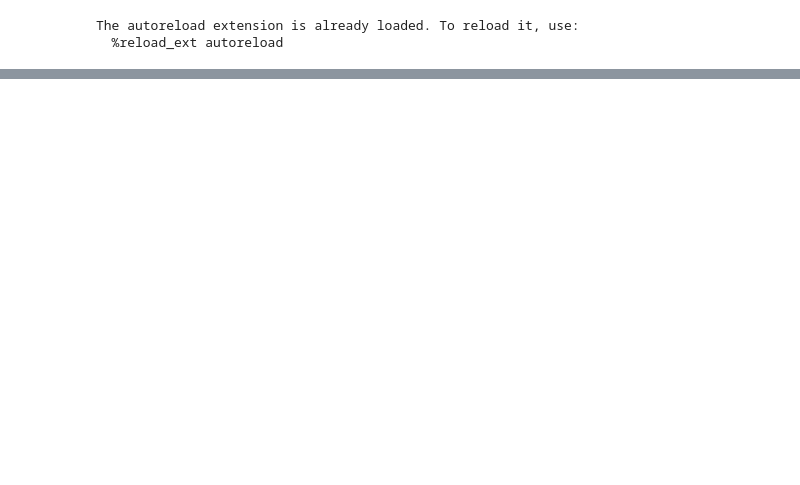
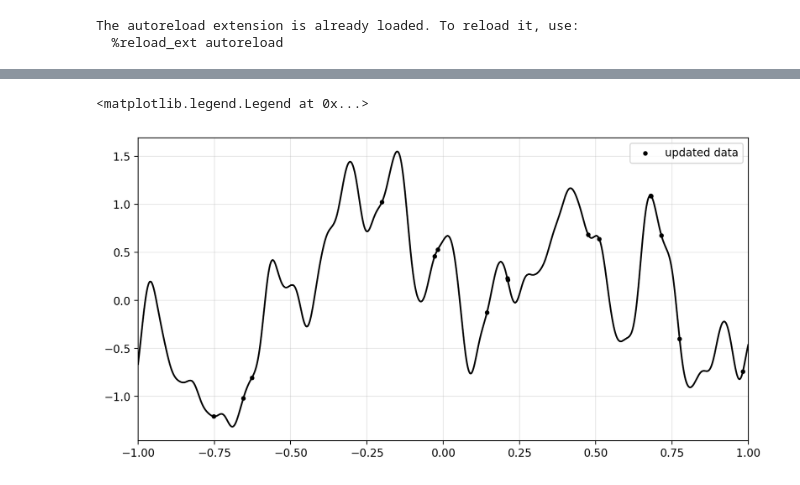
Before and after one commit to cambridge-mlg/sgd-gp, a Jupyter notebook: scalable_gps/notebooks/thompson_demo.ipynb, the cells around one changed output, grey strips where cells are left out. Cells and saved outputs as stored; diff of their text form; code cells hidden in the pictures; blank space fills up the shorter version.

```diff
--- a/scalable_gps/notebooks/thompson_demo.ipynb
+++ b/scalable_gps/notebooks/thompson_demo.ipynb
@@ -85,0 +91,16 @@ ax.legend()
+# %%
+import matplotlib.pyplot as plt
+
+n_plot = 1000
+x_plot = jnp.linspace(-1, 1, num=n_plot)[:, None]
+
+fig = plt.figure(dpi=200, figsize=[10, 5])
+ax = fig.add_subplot(111)
+ax.set_xlim(-1, 1)
+ax.plot(x_plot, state.objective_fn(x_plot), color='k')
+ax.scatter(updated_state.ds.x, updated_state.ds.y, color='k', marker='o', s=10, zorder=3, label='updated data')
+ax.grid(alpha=0.3, zorder=0)
+ax.legend()
+# %% [output]
+<matplotlib.legend.Legend at 0x...>
+[figure, added]
```
Also changed, not shown: parts of 4 cells of this notebook, 8 other files.
